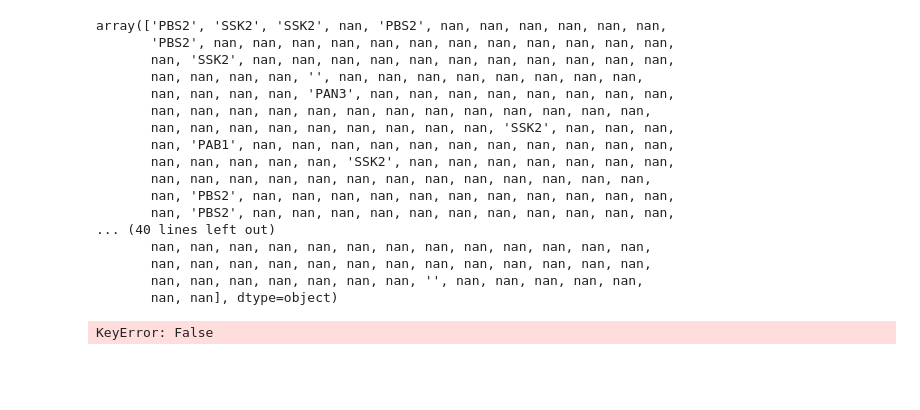
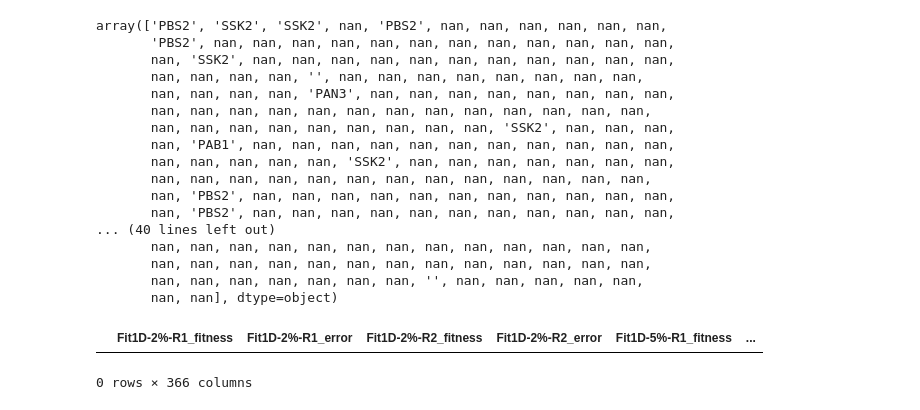
Before and after one commit to grantkinsler/EvolvingFront, a Jupyter notebook: code/processing/WGS/organizing_mutations_and_fitness.ipynb, the cells around one changed output. Drawn from its saved outputs; the diff is of its cells as text; code cells hidden in the pictures; blank space fills up the shorter version.

```diff
--- a/code/processing/WGS/organizing_mutations_and_fitness.ipynb
+++ b/code/processing/WGS/organizing_mutations_and_fitness.ipynb
@@ -736,7 +736,7 @@ putative_causal_genes = list(all_ancs[all_ancs['count']>=3].sort_values(['count'
 
 ##
 
-manual_removal_genes = ['YGR283C']
+manual_removal_genes = ['YGR283C','MIT1'] # Both not real
 
 putative_causal_genes = [gene for gene in putative_causal_genes if gene not in manual_removal_genes]
 
@@ -1626,9 +1674,10 @@ array(['PBS2', 'SSK2', 'SSK2', nan, 'PBS2', nan, nan, nan, nan, nan, nan,
        nan, nan, nan, nan, nan, nan, nan, '', nan, nan, nan, nan, nan,
        nan, nan], dtype=object)
 # %%
-merged_fitness['MTH1' in merged_fitness['all_mutations_verbose']]['gene'].value
+merged_fitness[merged_fitness['gene']=='MIT1']
 # %% [output]
+|  | Fit1D-2%-R1_fitness | Fit1D-2%-R1_error | Fit1D-2%-R2_fitness | Fit1D-2%-R2_error | Fit1D-5%-R1_fitness | ... |
-KeyError: False
+0 rows × 366 columns
 # %%
 bcs_of_interest = []
 
```
Also changed, not shown: parts of 2 cells of this notebook, 37 other files.
